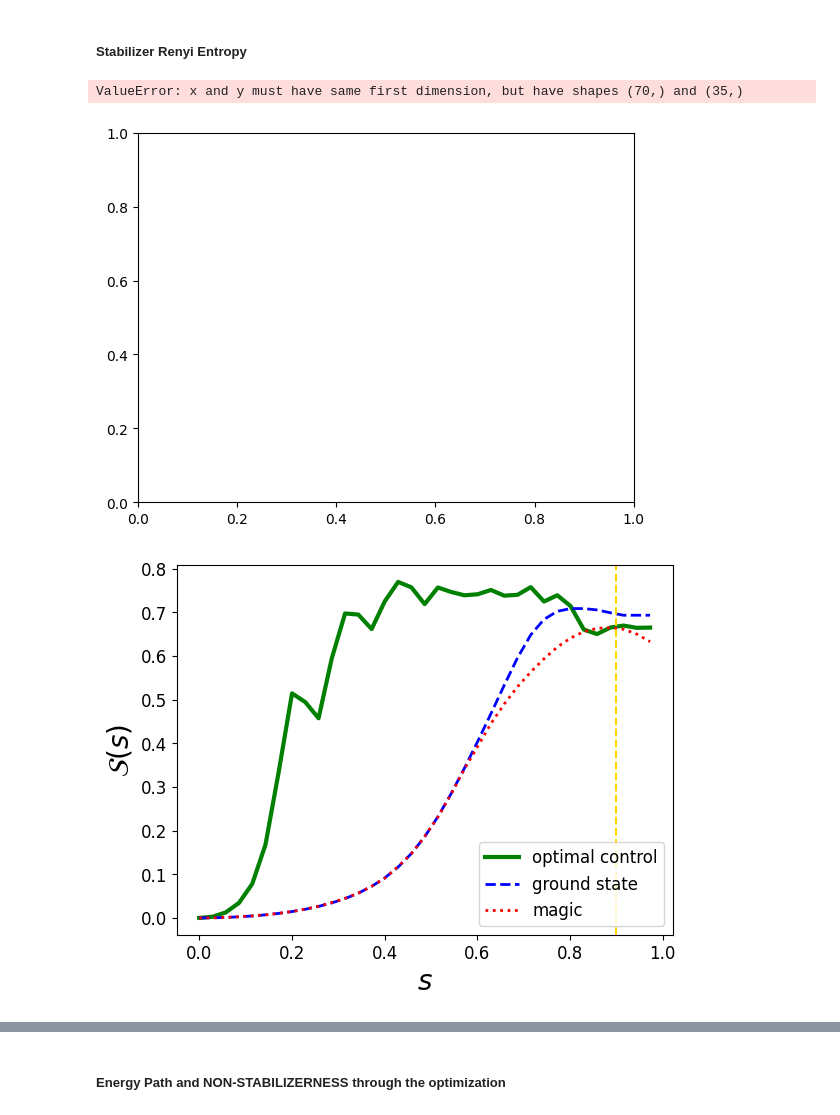
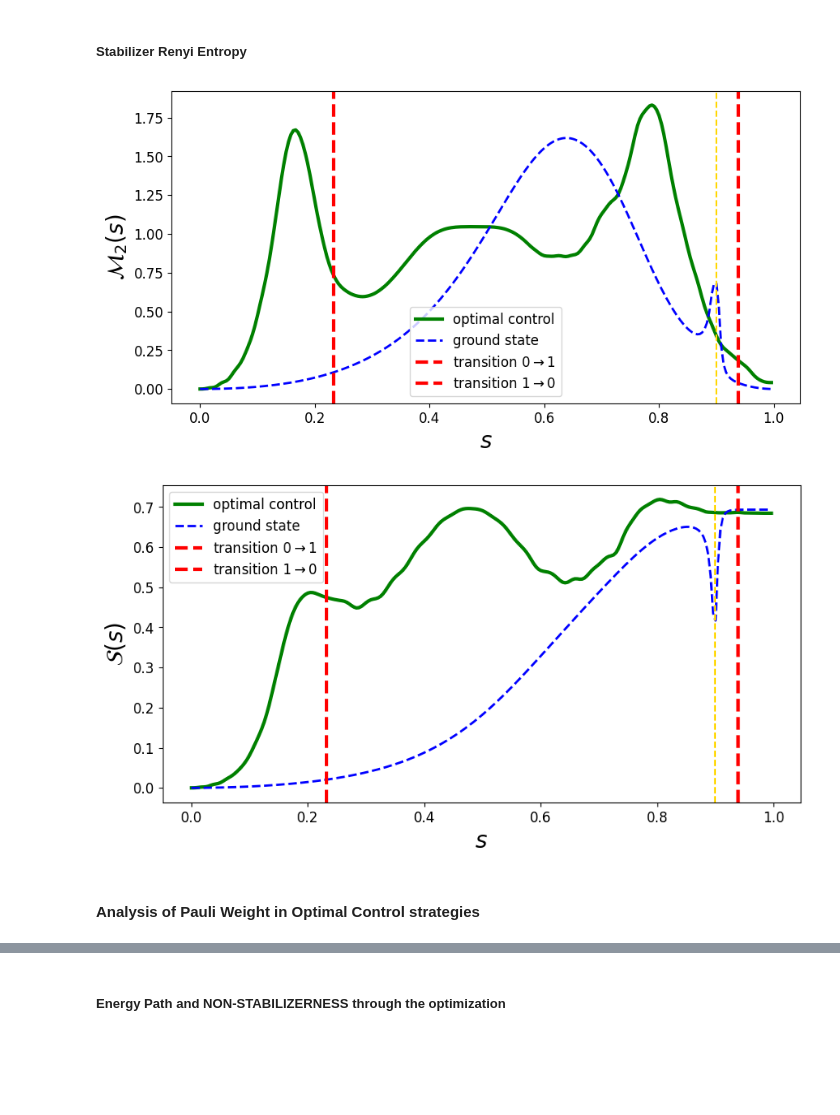
Before and after one commit to emacosta95/Magic4Annealing, a Jupyter notebook: FrustratedRing.ipynb, the cells around one changed output, grey strips where cells are left out. Drawn from its saved outputs; the diff is of its cells as text; code cells hidden in the pictures; blank space fills up the shorter version.

```diff
--- a/FrustratedRing.ipynb
+++ b/FrustratedRing.ipynb
@@ -258,11 +258,12 @@ Minimum gap (Delta_10) = 5.714483e-03 at s = 0.8997
 # %%
 # ── time evolution parameters ─────────────────────────────────────────────────
 nlevels = 8
-tau = 100  # try a range of tau; the ring is expected to need LARGE tau
 # for a linear ramp to reach the ground state (exponential
 # slowdown at the AC) -- this is exactly the motivation for
 # optimal control / LZS below.
-time_steps = int(10 * tau)
+tau = 80
+time_steps = int(30 * tau)
+
 time = np.linspace(0, tau, time_steps)
 delta_t = time[1] - time[0]
 # %%
@@ -473,0 +591,11 @@ plt.show()
+# %%
+result = sre.characteristic_function_per_weight(
+    sector.lift(eigenstates_history_s[-5, :, 0]), k=3
+)
+xi4_per_k = result["prob"]
+xi_per_k = result["xi"]
+xi2_per_k = result["xi"] ** 2
+print(1 / 2**nqubits)
+print(np.sum(xi4_per_k), np.sum(xi2_per_k))
+plt.bar(np.arange(xi_per_k.shape[0]), xi_per_k)
+plt.show()
@@ -486,7 +644,7 @@ type = "LZS"
 from src.schedule_utils import SchedulerModel, SchedulerTrainer
 
 np.set_printoptions(precision=4, suppress=True)
-n_restarts = 3
+n_restarts = 4
 maxiter = 200
 
 
@@ -505,7 +663,7 @@ for restart in range(n_restarts):
         seed=restart,
         random=True,
     )
-    trainer = SchedulerTrainer(model, maxiter=maxiter, method="BFGS", verbose=True)
+    trainer = SchedulerTrainer(model, maxiter=maxiter, method="L-BFGS-B", verbose=True)
     result = trainer.run()
     print(
         f"  restart {restart}: final energy = {result['energy']:.4f}"
@@ -1182,7 +1356,7 @@ from tqdm import trange
 magic_optimal_control = []
 entanglememt_entropy_history_optimal_control = []
 # subsample if time_steps is large — SRE is O(4^N) per call
-stride = max(1, 20)
+stride = max(1, 10)
 
 for i in trange(0, time_steps, stride):
 
@@ -1192,33 +1366,50 @@ for i in trange(0, time_steps, stride):
         entanglement_entropy.von_neumann((state))
     )
 # %%
+plt.figure(figsize=(10, 5))
+
 plt.plot(
     time_sub / tau,
     magic_optimal_control,
     label="optimal control",
     color="green",
     linestyle="-",
     linewidth=3,
 )
 plt.plot(
     time_sub / tau,
     magic_gs_level,
     label="ground state",
     color="blue",
     linestyle="--",
     linewidth=2,
 )
-plt.plot(time_sub / tau, magic, label="magic", color="red", linestyle=":", linewidth=2)
+# plt.plot(time_sub / tau, magic, label="magic", color="red", linestyle=":", linewidth=2)
 plt.axvline(min_time_gap / tau, linestyle="--", color="gold")
 plt.xlabel(r"$s$", fontsize=20)
-plt.ylabel(r"$\mathcal{M}_2$", fontsize=20)
+plt.ylabel(r"$\mathcal{M}_2(s)$", fontsize=20)
+
+plt.tick_params(axis="both", which="major", labelsize=12)
+plt.axvline(
+    x=time[idx_inv[0]] / tau,
+    linestyle="--",
+    color="red",
+    linewidth=3,
+    label=r"transition $0\rightarrow 1$",
+)
+plt.axvline(
+    x=time[idx_inv[1]] / tau,
+    linestyle="--",
+    color="red",
+    linewidth=3,
+    label=r"transition $1 \rightarrow 0$",
+)
 plt.legend(fontsize=12)
-plt.tick_params(axis="both", which="major", labelsize=12)
 plt.show()
 # %% [output]
-ValueError: x and y must have same first dimension, but have shapes (70,) and (35,)
-[figure, old version]
+[figure, new version]
 # %%
+plt.figure(figsize=(10, 5))
 plt.plot(
     time_sub / tau,
     entanglememt_entropy_history_optimal_control,
@@ -1235,13 +1426,21 @@ plt.plot(
     linestyle="--",
     linewidth=2,
 )
-plt.plot(
-    time_sub / tau,
-    entanglement_entropy_history,
-    label="magic",
+
+
+plt.axvline(
+    x=time[idx_inv[0]] / tau,
+    linestyle="--",
     color="red",
-    linestyle=":",
-    linewidth=2,
+    linewidth=3,
+    label=r"transition $0\rightarrow 1$",
+)
+plt.axvline(
+    x=time[idx_inv[1]] / tau,
+    linestyle="--",
+    color="red",
+    linewidth=3,
+    label=r"transition $1 \rightarrow 0$",
 )
 plt.axvline(min_time_gap / tau, linestyle="--", color="gold")
 plt.xlabel(r"$s$", fontsize=20)
@@ -1250,4 +1449,6 @@ plt.legend(fontsize=12)
 plt.tick_params(axis="both", which="major", labelsize=12)
 plt.show()
 # %% [output]
-[figure, old version]
+[figure, new version]
+# %% [markdown]
+#### Analysis of Pauli Weight in Optimal Control strategies
```
Also changed, not shown: parts of 49 cells of this notebook, 3 other files.
